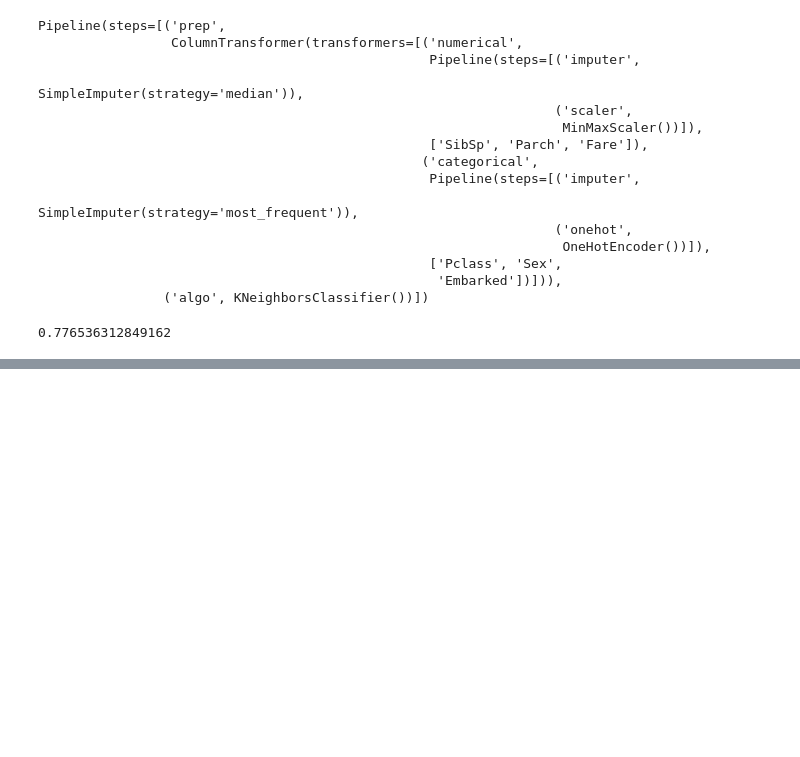
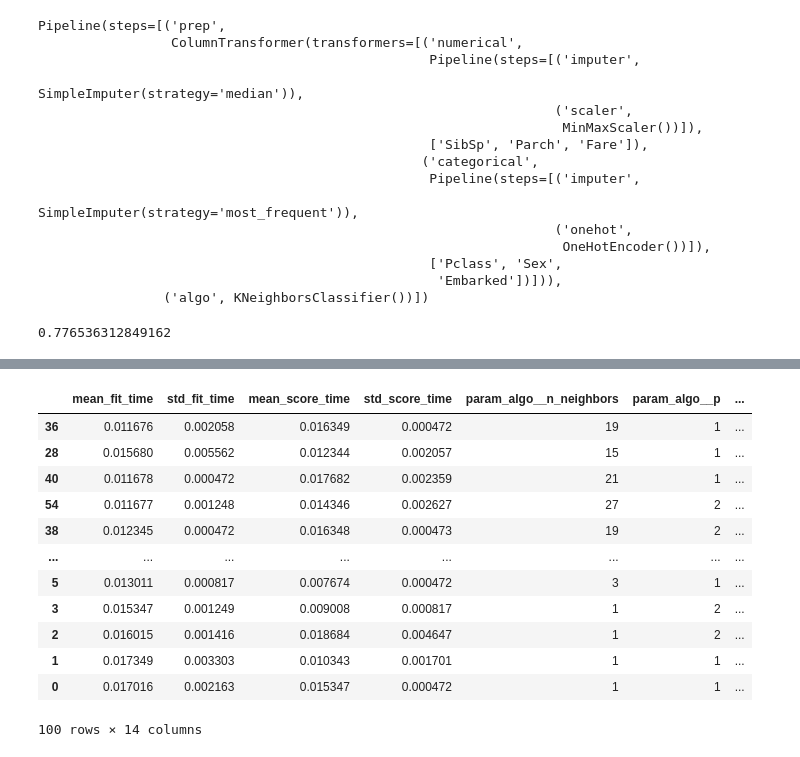
Before and after one commit to FransiscoReadyPermana/supervised_learning, a Jupyter notebook: 04 - KNN & Scikit-learn/part3-ScikitlearnPipelineAndWorkFlow.ipynb, the cells around one changed output, grey strips where cells are left out. Drawn from its saved outputs; the diff is of its cells as text; code cells hidden in the pictures; blank space fills up the shorter version.

```diff
--- a/04 - KNN & Scikit-learn/part3-ScikitlearnPipelineAndWorkFlow.ipynb
+++ b/04 - KNN & Scikit-learn/part3-ScikitlearnPipelineAndWorkFlow.ipynb
@@ -102,0 +125,9 @@ pipeline.score(X_test, y_test)
+# %%
+params = {
+  "algo__n_neighbors": range(1, 51, 2),
+  "algo__weights": ["uniform", "distance"],
+  "algo__p": [1, 2],
+}
+
+model = GridSearchCV(pipeline, params, cv=3, n_jobs=-1, verbose=1)
+model.fit(X_train, y_train)
@@ -102,0 +153,16 @@ pipeline.score(X_test, y_test)
+# %%
+pd.DataFrame(model.cv_results_).sort_values(by='rank_test_score')
+# %% [output]
+|  | mean_fit_time | std_fit_time | mean_score_time | std_score_time | param_algo__n_neighbors | param_algo__p | ... |
+| 36 | 0.011676 | 0.002058 | 0.016349 | 0.000472 | 19 | 1 | ... |
+| 28 | 0.015680 | 0.005562 | 0.012344 | 0.002057 | 15 | 1 | ... |
+| 40 | 0.011678 | 0.000472 | 0.017682 | 0.002359 | 21 | 1 | ... |
+| 54 | 0.011677 | 0.001248 | 0.014346 | 0.002627 | 27 | 2 | ... |
+| 38 | 0.012345 | 0.000472 | 0.016348 | 0.000473 | 19 | 2 | ... |
+| ... | ... | ... | ... | ... | ... | ... | ... |
+| 5 | 0.013011 | 0.000817 | 0.007674 | 0.000472 | 3 | 1 | ... |
+| 3 | 0.015347 | 0.001249 | 0.009008 | 0.000817 | 1 | 2 | ... |
+| 2 | 0.016015 | 0.001416 | 0.018684 | 0.004647 | 1 | 2 | ... |
+| 1 | 0.017349 | 0.003303 | 0.010343 | 0.001701 | 1 | 1 | ... |
+| 0 | 0.017016 | 0.002163 | 0.015347 | 0.000472 | 1 | 1 | ... |
+100 rows × 14 columns
```
Also changed, not shown: parts of 22 cells of this notebook, 2 other files.
